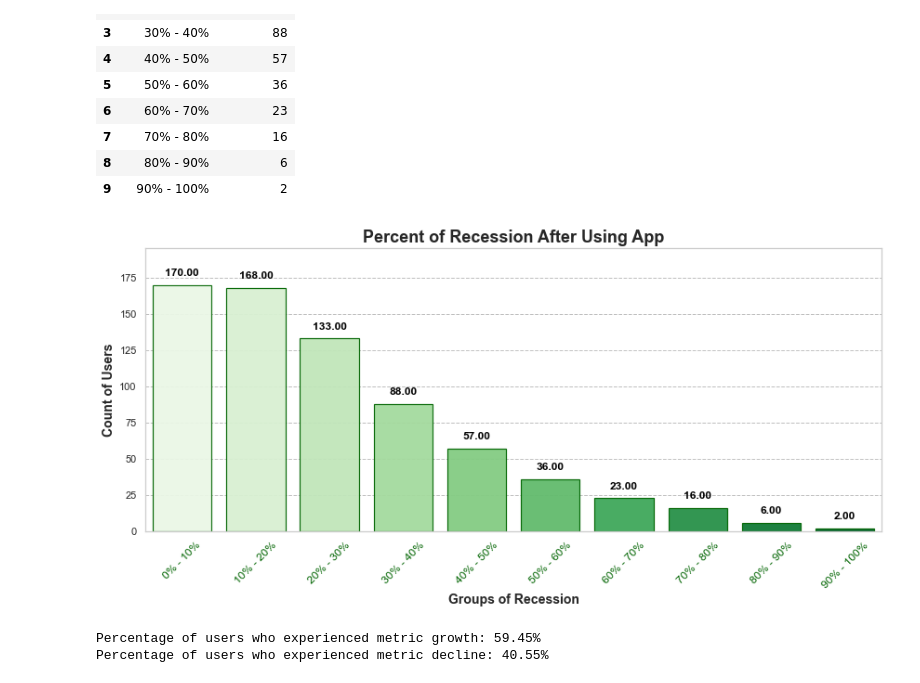
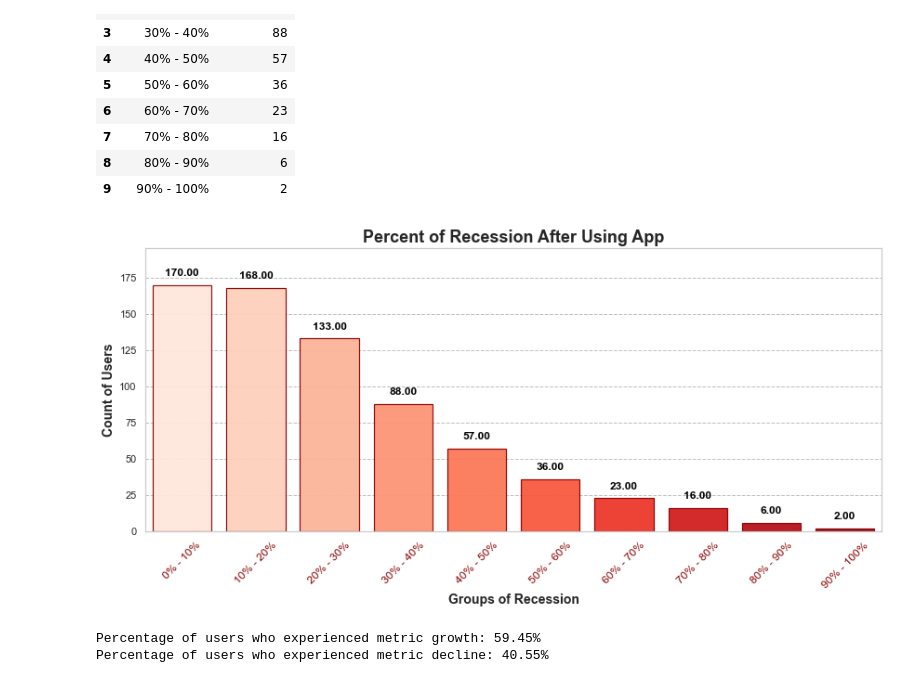
Before and after one commit to maxegorovpt/da_portfolio, a Jupyter notebook: business_cases/step_tracking_impact/step_tracking_impact.ipynb, the cells around one changed output. Cells and saved outputs as stored; diff of their text form; code cells hidden in the pictures.

```diff
--- a/business_cases/step_tracking_impact/step_tracking_impact.ipynb
+++ b/business_cases/step_tracking_impact/step_tracking_impact.ipynb
@@ -958,55 +990,76 @@ recession_clusters
 | 8 | 80% - 90% | 6 |
 | 9 | 90% - 100% | 2 |
 # %%
+# Sort recession_clusters by lower bound of growth_perc intervals
+recession_clusters_sorted = recession_clusters.copy()
+recession_clusters_sorted['lower_bound'] = recession_clusters_sorted['growth_perc'].apply(extract_lower_bound)
+recession_clusters_sorted = recession_clusters_sorted.sort_values(by='lower_bound').reset_index(drop=True)
+recession_clusters_sorted = recession_clusters_sorted.drop(columns=['lower_bound'])
+
+import seaborn as sns
+import matplotlib.pyplot as plt
+
 sns.set(style="whitegrid")
 plt.figure(figsize=(12, 6))
 
-# Green color palette for bars
-palette = sns.color_palette("Greens", len(recession_clusters))
+# Define a red color palette for the bars, same length as the data
+palette = sns.color_palette("Reds", len(recession_clusters_sorted))
 
+# Create barplot; initial color 'red' will be overridden by palette colors
 plots = sns.barplot(
     x="growth_perc",
     y="cnt_users",
-    data=recession_clusters,
-    color='green',  # placeholder, will override colors below
-    edgecolor='darkgreen'
+    data=recession_clusters_sorted,
+    color='red',  # placeholder color
+    edgecolor='darkred'
 )
 
-# Assign each bar a shade of green from the palette
+# Assign each bar a shade of red from the palette and set edge properties
 for bar, color in zip(plots.patches, palette):
     bar.set_facecolor(color)
-    bar.set_edgecolor('darkgreen')
+    bar.set_edgecolor('darkred')
     bar.set_linewidth(1.2)
     bar.set_alpha(0.95)
 
-# Annotate bars with count values, above bars
+# Annotate bars with the height values just above each bar
 for bar in plots.patches:
     height = bar.get_height()
     plots.annotate(
         f'{height:.2f}',
         (bar.get_x() + bar.get_width() / 2, height),
         ha='center',
         va='bottom',
         fontsize=12,
         fontweight='bold',
-        xytext=(0, 8),
+        xytext=(0, 8),  # offset annotation 8 points above the bar
         textcoords='offset points',
         color='black'
     )
 
+# Set x and y axis labels with font styling
 plt.xlabel("Groups of Recession", fontsize=14, fontweight='semibold')
 plt.ylabel("Count of Users", fontsize=14, fontweight='semibold')
+
+# Set plot title with font styling
 plt.title("Percent of Recession After Using App", fontsize=18, fontweight='bold')
 
-plt.xticks(rotation=45, fontsize=12, color='darkgreen')
+# Rotate x-axis tick labels and set their color to match the red theme
+plt.xticks(rotation=45, fontsize=12, color='darkred')
+
+# Add horizontal grid lines on y-axis with light gray dashed style
 plots.yaxis.grid(True, color='gray', linestyle='--', alpha=0.5)
-plots.xaxis.grid(False)
+plots.xaxis.grid(False)  # Disable vertical grid lines
 
-plt.ylim(0, max(recession_clusters['cnt_users']) * 1.15)
+# Set y-axis limit to add padding above the tallest bar
+plt.ylim(0, max(recession_clusters_sorted['cnt_users']) * 1.15)
+
+# Adjust subplot layout to prevent clipping
 plt.tight_layout()
+
+# Show the plot
 plt.show()
 # %% [output]
-[figure, old version]
+[figure, new version]
 # %%
 # percentage of growth and recession
 cnt_growth = growth_clusters['cnt_users'].sum()
```
Also changed, not shown: parts of 3 cells of this notebook.
